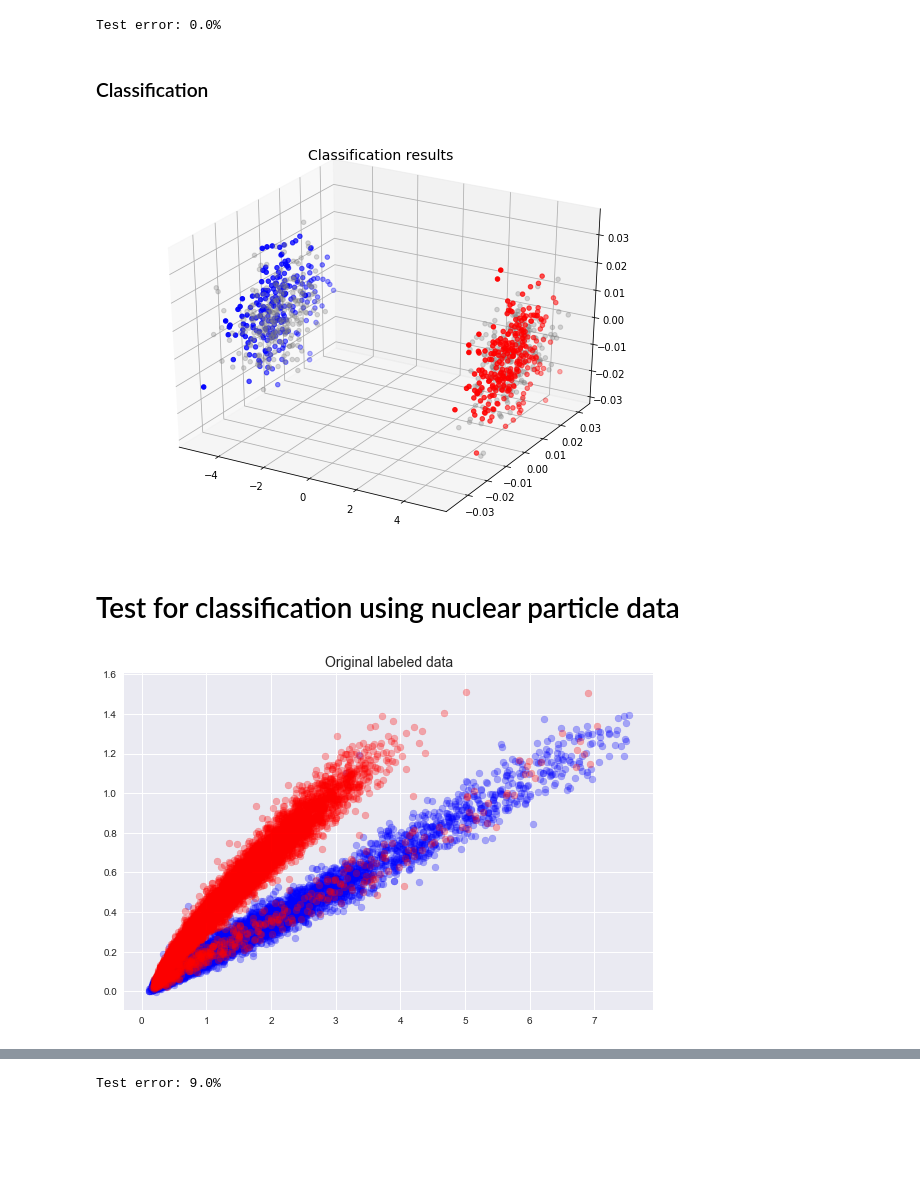
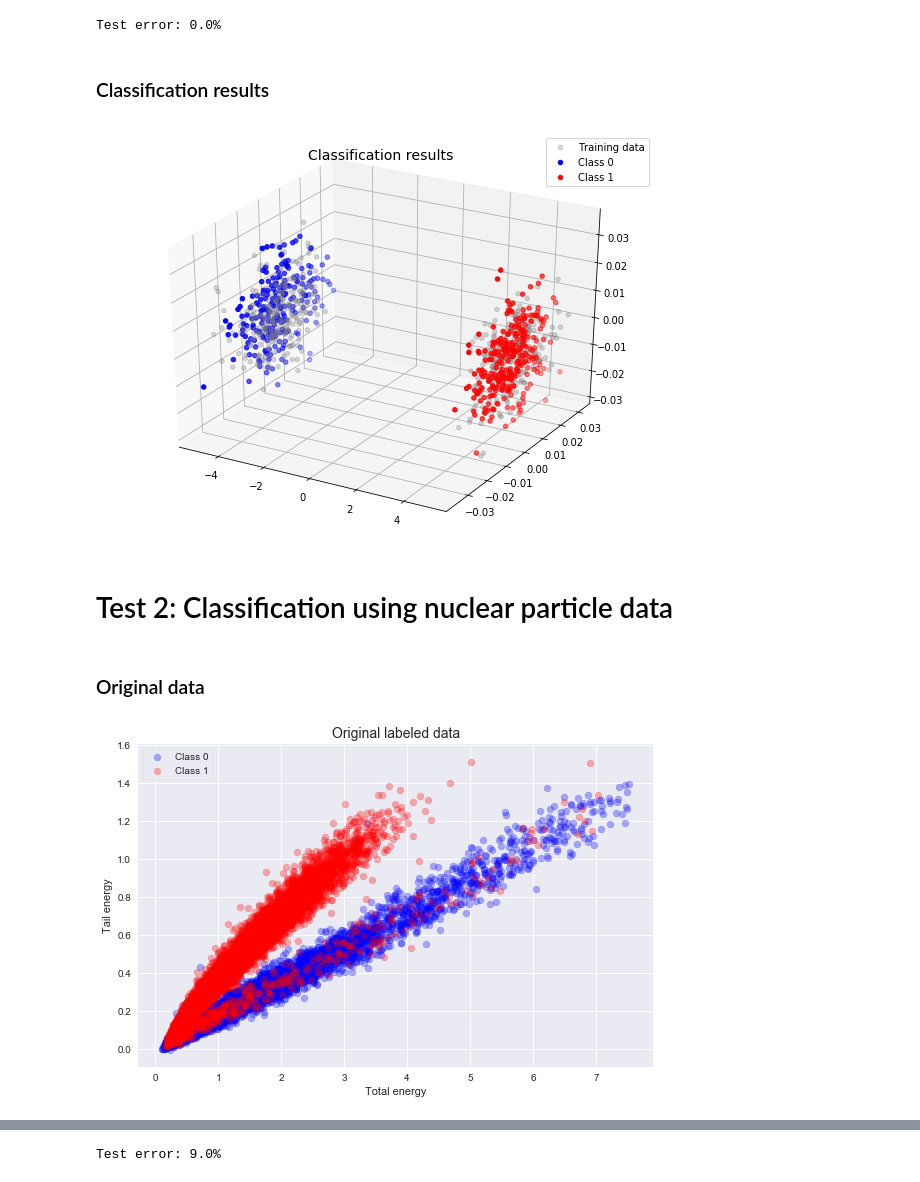
Before and after one commit to kLabUM/rrcf, a Jupyter notebook: notebooks/classification_test.ipynb, the cells around one changed output, grey strips where cells are left out. Drawn from its saved outputs; the diff is of its cells as text; code cells hidden in the pictures; blank space fills up the shorter version.

```diff
--- a/notebooks/classification_test.ipynb
+++ b/notebooks/classification_test.ipynb
@@ -62,22 +62,23 @@ print("Test error: {:.1f}%".format(100*test_error))
 # %% [output]
 Test error: 0.0%
 # %% [markdown]
-### Classification
+### Classification results
 # %%
 fig = plt.figure(figsize=(8,6))
 ax = fig.add_subplot(111, projection='3d')
-ax.scatter(X_0[:,0], X_0[:,1], X_0[:,2], c='0.5', alpha=0.3)
+ax.scatter(X_0[:,0], X_0[:,1], X_0[:,2], c='0.5', alpha=0.3, label='Training data')
 ax.scatter(X_1[:,0], X_1[:,1], X_1[:,2], c='0.5', alpha=0.3)
 ax.scatter(x[predictions == 0][:,0], x[predictions == 0][:,1],
-           x[predictions == 0][:,2], c='b')
+           x[predictions == 0][:,2], c='b', label='Class 0')
 ax.scatter(x[predictions == 1][:,0], x[predictions == 1][:,1],
-           x[predictions == 1][:,2], c='r')
+           x[predictions == 1][:,2], c='r', label='Class 1')
 plt.title('Classification results', size=14)
+plt.legend(frameon=True)
 plt.tight_layout()
 # %% [output]
-[figure, old version]
+[figure, new version]
 # %% [markdown]
-# Test for classification using nuclear particle data
+# Test 2: Classification using nuclear particle data
 # %%
 import seaborn as sns
 # %%
@@ -97,10 +98,15 @@ num_trees = 50
 # Take random sample
 X_0 = x[np.random.choice(np.flatnonzero(y.ravel() == 0), size=n)]
 X_1 = x[np.random.choice(np.flatnonzero(y.ravel() == 1), size=n)]
+# %% [markdown]
+### Original data
 # %%
-plt.scatter(x[y == 0][:,0], x[y == 0][:,1], c='b', alpha=0.3)
-plt.scatter(x[y == 1][:,0], x[y == 1][:,1], c='r', alpha=0.3)
+plt.scatter(x[y == 0][:,0], x[y == 0][:,1], c='b', alpha=0.3, label='Class 0')
+plt.scatter(x[y == 1][:,0], x[y == 1][:,1], c='r', alpha=0.3, label='Class 1')
 plt.title('Original labeled data', size=14)
+plt.xlabel('Total energy')
+plt.ylabel('Tail energy')
+plt.legend(frameon=True)
 plt.tight_layout()
 # %% [output]
-[figure, old version]
+[figure, new version]
```
Also changed, not shown: parts of 12 cells of this notebook, 2 other files.
